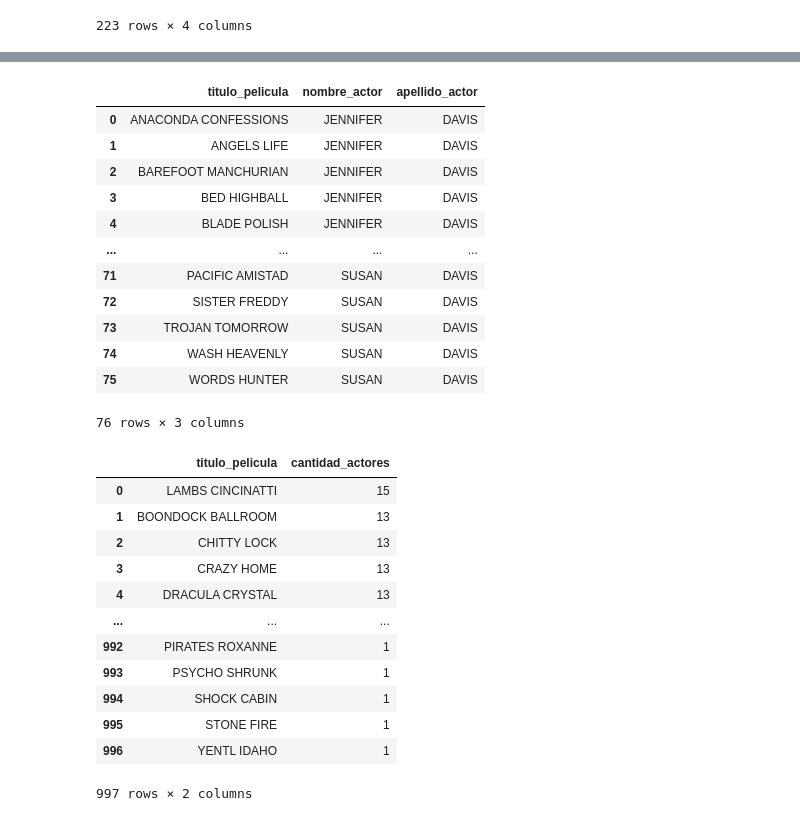
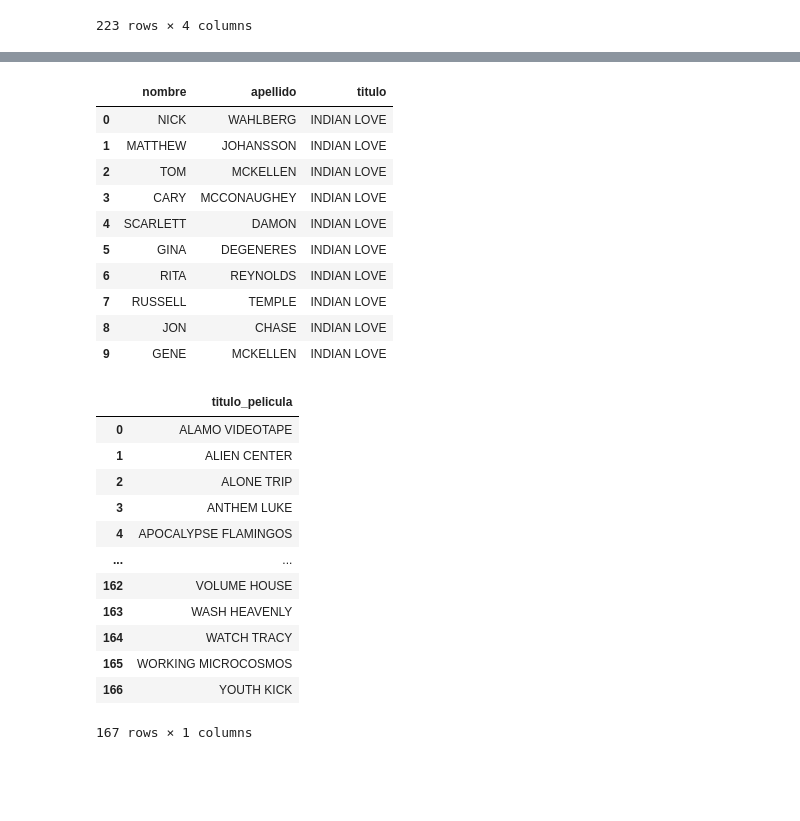
Before and after one commit to aliciasimfer/evaluacion-modulo-2-big-data, a Jupyter notebook: ejercicioFINALMODULO2.ipynb, the cells around one changed output, grey strips where cells are left out. Cells and saved outputs as stored; diff of their text form; code cells hidden in the pictures; blank space fills up the shorter version.

```diff
--- a/ejercicioFINALMODULO2.ipynb
+++ b/ejercicioFINALMODULO2.ipynb
@@ -658,65 +616,58 @@ df_s12
 # %%
-# Consulta 13: Muestra el título de las películas y el nombre del actor que aparece en ellas, pero solo para aquellos actores que tengan un apellido específico (por ejemplo, "DAVIS").
+# Consulta 13: Encuentra el nombre y los apellidos de los actores que aparecen
+# en la pelicula con titulo Indian Love
 from sqlalchemy import create_engine
 import pandas as pd
 
-# Diseño la query añadiendo la condición WHERE sobre la columna de apellido de la tabla actor
 query_s13 = '''
-SELECT f.title AS titulo_pelicula,
-       a.first_name AS nombre_actor,
-       a.last_name AS apellido_actor
+SELECT a.first_name as nombre, a.last_name as apellido, f.title AS titulo
 FROM film AS f
 INNER JOIN film_actor AS fa ON f.film_id = fa.film_id
 INNER JOIN actor AS a      ON fa.actor_id = a.actor_id
-WHERE a.last_name = 'DAVIS';
+WHERE f.title LIKE '%Indian Love%';
 '''
 
 # Ejecuto la consulta apuntando al motor de Sakila
 df_s13 = pd.read_sql(query_s13, engine_sakila)
 df_s13
 # %% [output]
-|  | titulo_pelicula | nombre_actor | apellido_actor |
-| 0 | ANACONDA CONFESSIONS | JENNIFER | DAVIS |
-| 1 | ANGELS LIFE | JENNIFER | DAVIS |
-| 2 | BAREFOOT MANCHURIAN | JENNIFER | DAVIS |
-| 3 | BED HIGHBALL | JENNIFER | DAVIS |
-| 4 | BLADE POLISH | JENNIFER | DAVIS |
-| ... | ... | ... | ... |
-| 71 | PACIFIC AMISTAD | SUSAN | DAVIS |
-| 72 | SISTER FREDDY | SUSAN | DAVIS |
-| 73 | TROJAN TOMORROW | SUSAN | DAVIS |
-| 74 | WASH HEAVENLY | SUSAN | DAVIS |
-| 75 | WORDS HUNTER | SUSAN | DAVIS |
+|  | nombre | apellido | titulo |
+| 0 | NICK | WAHLBERG | INDIAN LOVE |
+| 1 | MATTHEW | JOHANSSON | INDIAN LOVE |
+| 2 | TOM | MCKELLEN | INDIAN LOVE |
+| 3 | CARY | MCCONAUGHEY | INDIAN LOVE |
+| 4 | SCARLETT | DAMON | INDIAN LOVE |
+| 5 | GINA | DEGENERES | INDIAN LOVE |
+| 6 | RITA | REYNOLDS | INDIAN LOVE |
+| 7 | RUSSELL | TEMPLE | INDIAN LOVE |
+| 8 | JON | CHASE | INDIAN LOVE |
+| 9 | GENE | MCKELLEN | INDIAN LOVE |
-76 rows × 3 columns
 # %%
-# Consulta 14: Muestra el título de las películas y la cantidad de actores que aparecen en ellas.
+# Consulta 14: Muestra el título de las películas que contengan la palabra dog o cat en su descripcion
 from sqlalchemy import create_engine
 import pandas as pd
 
-# Diseño la query agrupando por película y contando las ocurrencias en la tabla puente film_actor
 query_s14 = '''
-SELECT f.title AS titulo_pelicula, COUNT(fa.actor_id) AS cantidad_actores
-FROM film AS f
-INNER JOIN film_actor AS fa ON f.film_id = fa.film_id
-GROUP BY f.film_id, f.title
-ORDER BY cantidad_actores DESC;
+SELECT title AS titulo_pelicula
+FROM film
+WHERE description LIKE '%dog%' OR description LIKE '%cat%';
 '''
 
 # Ejecuto la consulta apuntando al motor de Sakila
 df_s14 = pd.read_sql(query_s14, engine_sakila)
 df_s14
 # %% [output]
-|  | titulo_pelicula | cantidad_actores |
-| 0 | LAMBS CINCINATTI | 15 |
-| 1 | BOONDOCK BALLROOM | 13 |
-| 2 | CHITTY LOCK | 13 |
-| 3 | CRAZY HOME | 13 |
-| 4 | DRACULA CRYSTAL | 13 |
-| ... | ... | ... |
-| 992 | PIRATES ROXANNE | 1 |
-| 993 | PSYCHO SHRUNK | 1 |
-| 994 | SHOCK CABIN | 1 |
-| 995 | STONE FIRE | 1 |
-| 996 | YENTL IDAHO | 1 |
+|  | titulo_pelicula |
+| 0 | ALAMO VIDEOTAPE |
+| 1 | ALIEN CENTER |
+| 2 | ALONE TRIP |
+| 3 | ANTHEM LUKE |
+| 4 | APOCALYPSE FLAMINGOS |
+| ... | ... |
+| 162 | VOLUME HOUSE |
+| 163 | WASH HEAVENLY |
+| 164 | WATCH TRACY |
+| 165 | WORKING MICROCOSMOS |
+| 166 | YOUTH KICK |
-997 rows × 2 columns
+167 rows × 1 columns
 # %%
```
Also changed, not shown: parts of 26 cells of this notebook, 3 other files.
